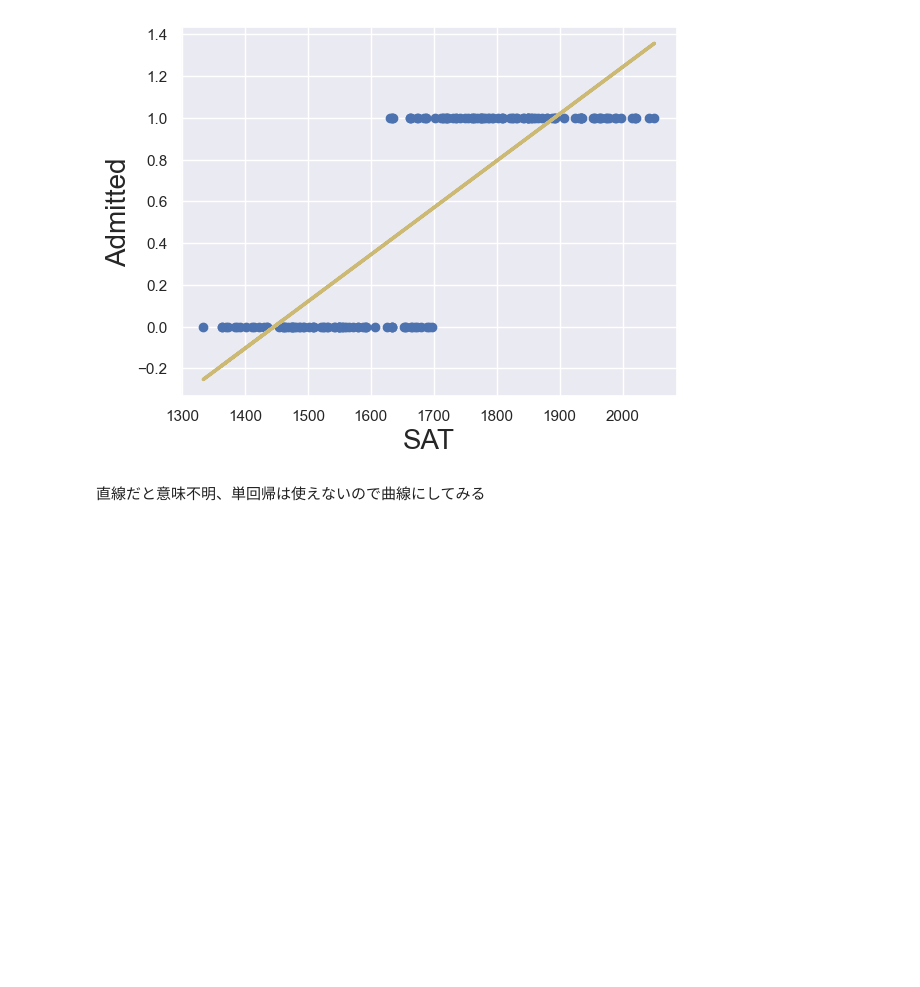
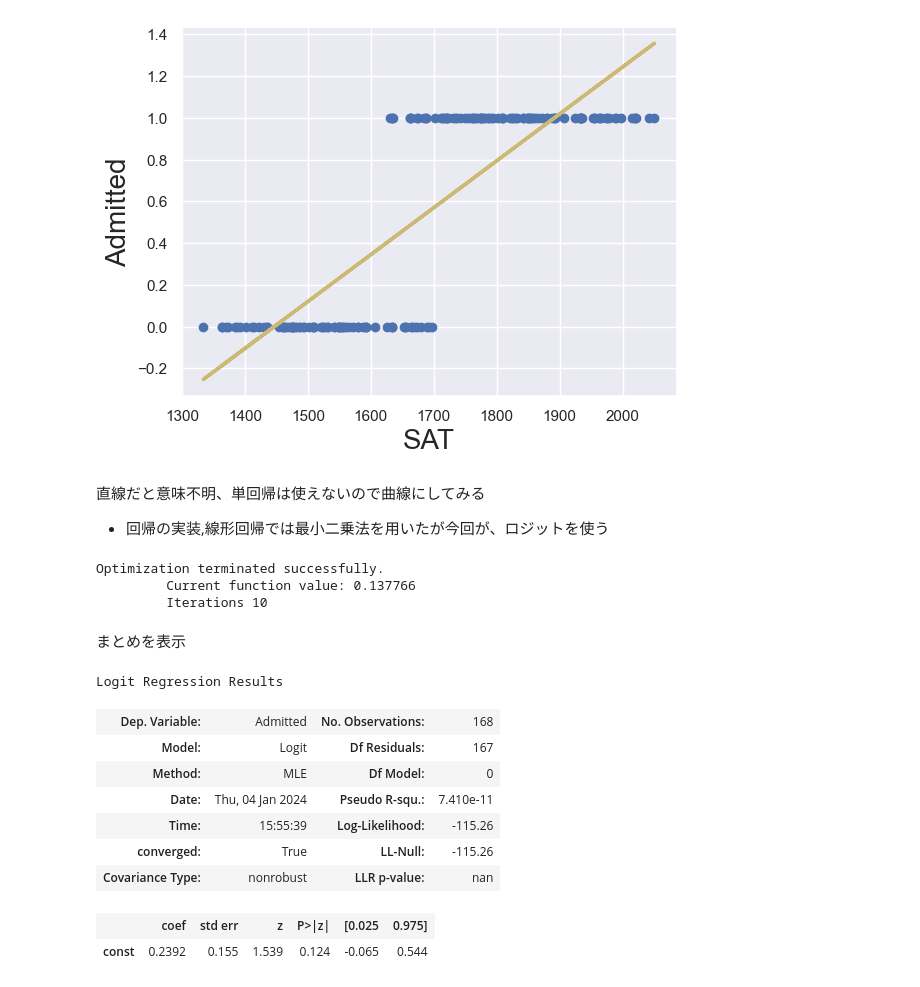
Before and after one commit to karasuneo/data-science, a Jupyter notebook: src/sklearn/logistic_regression/main.ipynb, the cells around one changed output. Saved outputs shown, nothing was run; the diff lists cells and outputs as text; code cells hidden in the pictures; blank space fills up the shorter version.

```diff
--- a/src/sklearn/logistic_regression/main.ipynb
+++ b/src/sklearn/logistic_regression/main.ipynb
@@ -72,3 +76,27 @@ plt.show()
 [figure]
 # %% [markdown]
 直線だと意味不明、単回帰は使えないので曲線にしてみる
+- 回帰の実装,線形回帰では最小二乗法を用いたが今回が、ロジットを使う
+# %%
+x = sm.add_constant(x1)
+reg_log = sm.Logit(y, x)
+results_log = reg_log.fit()
+# %% [output]
+Optimization terminated successfully.
+         Current function value: 0.137766
+         Iterations 10
+# %% [markdown]
+まとめを表示
+# %%
+results_log.summary()
+# %% [output]
+Logit Regression Results
+| Dep. Variable: | Admitted | No. Observations: | 168 |
+| Model: | Logit | Df Residuals: | 167 |
+| Method: | MLE | Df Model: | 0 |
+| Date: | Thu, 04 Jan 2024 | Pseudo R-squ.: | 7.410e-11 |
+| Time: | 15:55:39 | Log-Likelihood: | -115.26 |
+| converged: | True | LL-Null: | -115.26 |
+| Covariance Type: | nonrobust | LLR p-value: | nan |
+|  | coef | std err | z | P>|z| | [0.025 | 0.975] |
+| const | 0.2392 | 0.155 | 1.539 | 0.124 | -0.065 | 0.544 |
```
Also changed, not shown: parts of 3 cells of this notebook, 4 other files.
